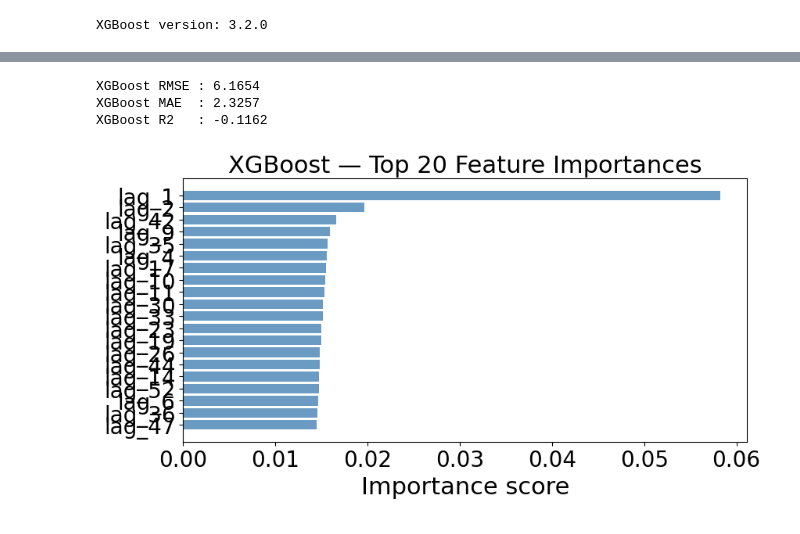
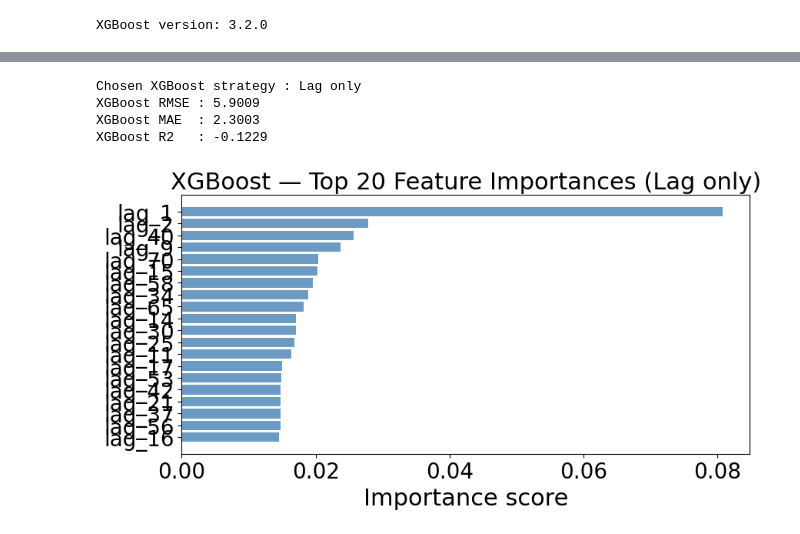
Before and after one commit to JayEm6768/LSTM_XGBOOST-ENSEMBLE-for-Precipitation, a Jupyter notebook: LSTM_XGBoost_Ensemble_Precipitation.ipynb, the cells around one changed output, grey strips where cells are left out. Cells and saved outputs as stored; diff of their text form; code cells hidden in the pictures.

```diff
--- a/LSTM_XGBoost_Ensemble_Precipitation.ipynb
+++ b/LSTM_XGBoost_Ensemble_Precipitation.ipynb
@@ -69,3 +84,9 @@ rain_data = inv_data
+# %%
+# Baseline LSTM preprocessing: Min-Max scaling on Box-Cox transformed data
+scaler = MinMaxScaler(feature_range=(0, 1))
+data = inv_data.reshape(-1, 1)
+scaler.fit(data)
+rain_data = scaler.transform(data)[:, 0]
 # %%
 #Function for making windowed dataset
 from numpy import array
@@ -89,3 +103,22 @@ x_test, y_test = split_sequences(valid_data, window_size)
+# %%
+#Dividing the dataset into train and test subsets with a direct cutoff at index 9058
+window_size = 70
+cutoff = 9058
+
+# Keep LSTM test horizon aligned with XGBoost (9058:10988 => 1930 points)
+rain_data_model = rain_data[:10988]
+
+x_all, y_all = split_sequences(rain_data_model, window_size)
+target_indices = np.arange(window_size, len(rain_data_model))
+
+train_mask = target_indices < cutoff
+test_mask = target_indices >= cutoff
+
+x_train, y_train = x_all[train_mask], y_all[train_mask]
+x_test, y_test = x_all[test_mask], y_all[test_mask]
+
+print(f'LSTM train samples: {x_train.shape[0]}')
+print(f'LSTM test samples : {x_test.shape[0]}')
 # %%
 #Reshaping the test and test input data for LSTM model
 x_train = np.reshape(x_train, (x_train.shape[0], x_train.shape[1], 1))
@@ -304,0 +265,8 @@ Best iteration: 99
+# %%
+# Prepare the same chronological split for XGBoost feature engineering (Box-Cox only series)
+model_series = np.asarray(inv_data[:10988], dtype=float)
+xgb_train_cutoff = 9058
+window_size = 70
+print(f'XGBoost series length : {len(model_series)}')
+print(f'XGBoost train cutoff  : {xgb_train_cutoff}')
+print(f'XGBoost test length    : {len(model_series) - xgb_train_cutoff}')
@@ -305,31 +505,25 @@ Best iteration: 99
 # %%
-# ── XGBoost predictions in Box-Cox space ───────────────────────────────────
-xgb_pred_bc = xgb_model.predict(x_test_xgb)          # shape (n_test,)
-
-# Inverse-transform to original precipitation units
-xgb_pred_orig = inv_boxcox1p(xgb_pred_bc, lam_value)
-
-score_xgb = math.sqrt(mean_squared_error(y_valid, xgb_pred_orig))
-mae_xgb   = mean_absolute_error(y_valid, xgb_pred_orig)
-r2_xgb    = r2_score(y_valid, xgb_pred_orig)
+# ── XGBoost predictions on the original scale ───────────────────────────────
+print(f'Chosen XGBoost strategy : {xgb_best_name}')
 print(f'XGBoost RMSE : {score_xgb:.4f}')
 print(f'XGBoost MAE  : {mae_xgb:.4f}')
 print(f'XGBoost R2   : {r2_xgb:.4f}')
 # %% [output]
-XGBoost RMSE : 6.1654
-XGBoost MAE  : 2.3257
-XGBoost R2   : -0.1162
+Chosen XGBoost strategy : Lag only
+XGBoost RMSE : 5.9009
+XGBoost MAE  : 2.3003
+XGBoost R2   : -0.1229
 # %%
 # ── Feature importance (top-20 lag features) ───────────────────────────────
 feat_imp = xgb_model.feature_importances_
 top20_idx = np.argsort(feat_imp)[-20:][::-1]
-top20_names = [f'lag_{window_size - i}' for i in top20_idx]
+top20_names = [best_feature_names[i] for i in top20_idx]
 
 plt.figure(figsize=(9, 5))
 plt.barh(top20_names[::-1], feat_imp[top20_idx[::-1]], color='steelblue', alpha=0.8)
-plt.title('XGBoost — Top 20 Feature Importances')
+plt.title(f'XGBoost — Top 20 Feature Importances ({xgb_best_name})')
 plt.xlabel('Importance score')
 plt.tight_layout()
 plt.show()
 # %% [output]
-[figure, old version]
+[figure, new version]
```
Also changed, not shown: parts of 24 cells of this notebook, 5 other files.
